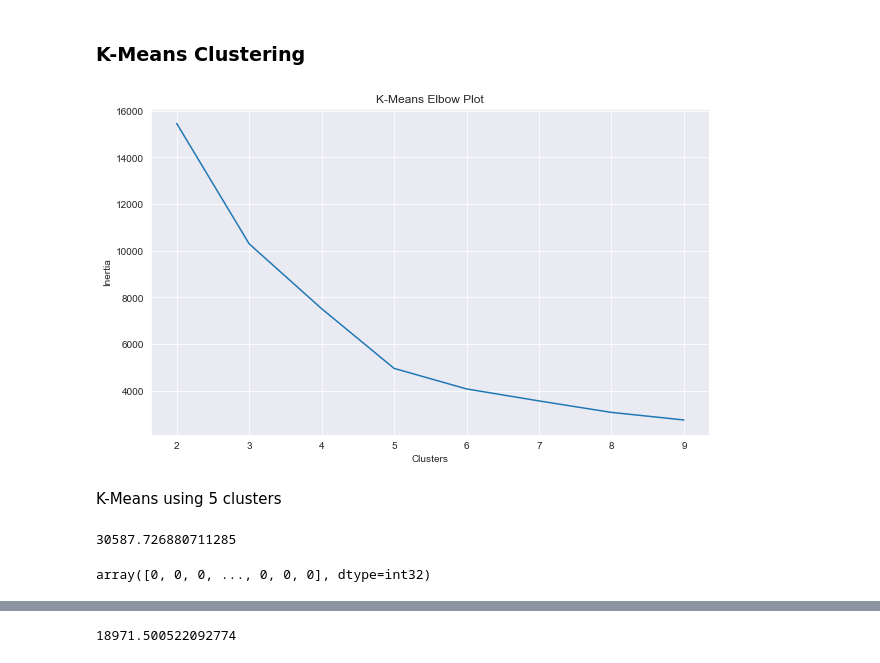
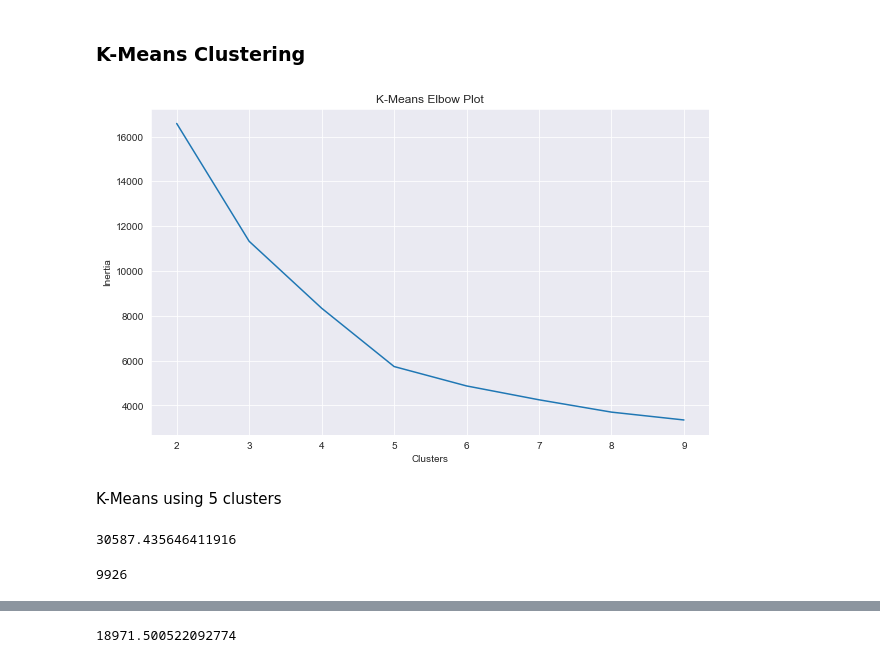
Before and after one commit to cassnutt/worldwide_covid19_vaccines, a Jupyter notebook: Market Segmentation.ipynb, the cells around one changed output, grey strips where cells are left out. Cells and saved outputs as stored; diff of their text form; code cells hidden in the pictures.

```diff
--- a/Market Segmentation.ipynb
+++ b/Market Segmentation.ipynb
@@ -334,9 +340,9 @@ sns.heatmap(df.corr())
 <AxesSubplot:>
 [figure]
 # %%
-num_df = df.loc[:, df.dtypes == np.float64]
+X = df.loc[:, df.dtypes == np.float64]
 # %%
 scaler = StandardScaler()
-scaled_df = scaler.fit_transform(num_df)
+scaled_X = scaler.fit_transform(X)
 # %%
 pca = PCA()
@@ -346,41 +360,43 @@ plt.plot(range(1,6), pca.explained_variance_ratio_.cumsum())
 plt.title('Total Variance Explained by Varying Number of Principal Components');
 # %% [output]
 [figure]
+# %%
+pca = PCA(n_components= 2)
+X_pca = pca.fit_transform(scaled_X)
 # %% [markdown]
 ### K-Means Clustering
 # %%
 # find right amount of clusters
 results = []
 N = range(2,10)
 for n in N:
     model = KMeans(n_clusters= n, random_state= 27)
-    model.fit(pca_df)
+    model.fit(X_pca)
     results.append(model.inertia_)
 
 # plot elbow plot
 plt.figure(figsize= (10, 6))
 plt.plot(N, results)
 plt.title('K-Means Elbow Plot')
 plt.xlabel('Clusters')
 plt.ylabel('Inertia')
 plt.show()
 # %% [output]
-[figure, old version]
+[figure, new version]
 # %% [markdown]
 K-Means using 5 clusters
 # %%
 # unscaled, original data
 k_means_orig = KMeans(n_clusters = 5)
-k_means_orig.fit(num_df)
-cluster_preds = k_means_orig.predict(num_df)
+y_preds_orig = k_means_orig.fit_predict(X)
 
-CH_score = calinski_harabasz_score(num_df, cluster_preds)
+CH_score = calinski_harabasz_score(X, y_preds_orig)
 CH_score
 # %% [output]
-30587.726880711285
+30587.435646411916
-# %%
-cluster_preds
-# %% [output]
-array([0, 0, 0, ..., 0, 0, 0], dtype=int32)
+# %%
+len(y_preds_orig)
+# %% [output]
+9926
 # %%
 # visualize the clusters
```
Also changed, not shown: parts of 23 cells of this notebook.
